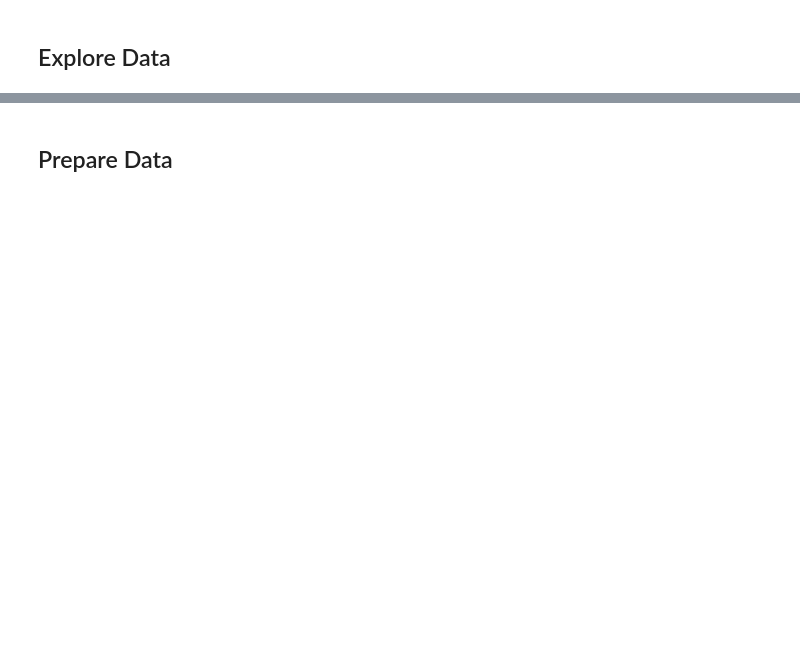
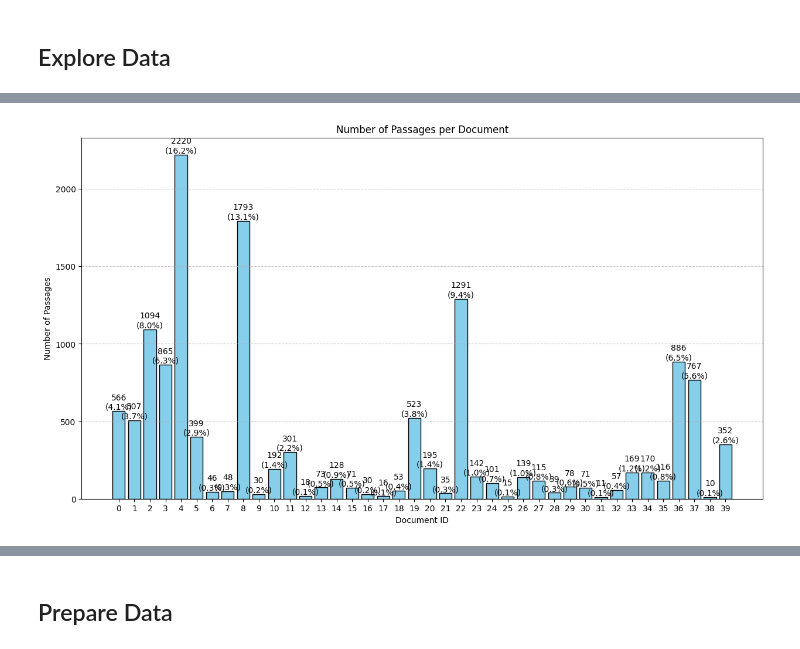
Before and after one commit to davidsequera/LegalRanker, a Jupyter notebook: main.ipynb, the cells around one changed output, grey strips where cells are left out. Drawn from its saved outputs; the diff is of its cells as text; code cells hidden in the pictures; blank space fills up the shorter version.

```diff
--- a/main.ipynb
+++ b/main.ipynb
@@ -71,0 +57,11 @@ torch.Size([1, 768])
+# %%
+# Create a list to hold the passage data
+passages_data = []
+
+# Populate the passages_data list with dictionaries
+for doc in documents:
+    for passage in doc:
+        passages_data.append(passage)
+
+# Create a DataFrame from the passages_data list
+passages = pd.DataFrame(passages_data)
@@ -71,0 +102,26 @@ torch.Size([1, 768])
+# %%
+# Calculate the number of passages per document
+num_passages_per_document = [len(doc) for doc in documents]
+
+# Create a bar chart
+document_ids = list(range(len(documents)))
+plt.figure(figsize=(15, 8))
+bars = plt.bar(document_ids, num_passages_per_document, color='skyblue', edgecolor='black')
+
+# Add counts and percentages on top of the bars
+total_count = sum(num_passages_per_document)
+percentages = (np.array(num_passages_per_document) / total_count) * 100
+
+for bar, count, percentage in zip(bars, num_passages_per_document, percentages):
+    plt.text(bar.get_x() + bar.get_width() / 2, bar.get_height(),
+             f'{count}\n({percentage:.1f}%)',
+             ha='center', va='bottom')
+
+plt.title('Number of Passages per Document')
+plt.xlabel('Document ID')
+plt.ylabel('Number of Passages')
+plt.xticks(document_ids)  # Set x-ticks to show document IDs
+plt.grid(axis='y', linestyle='--', alpha=0.7)
+plt.show()
+# %% [output]
+[figure, added]
```
Also changed, not shown: parts of 30 cells of this notebook, 2 other files.
